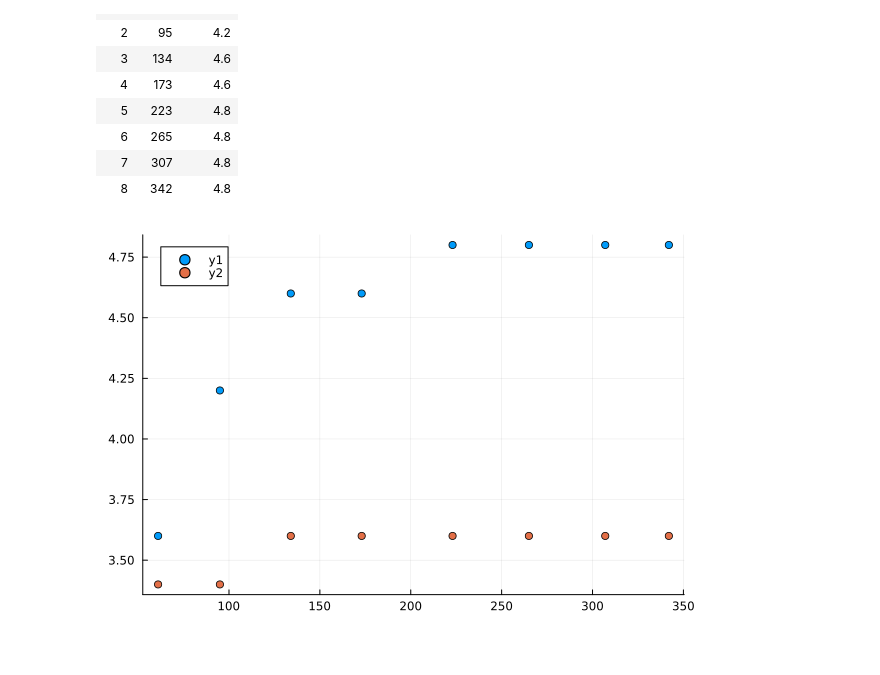
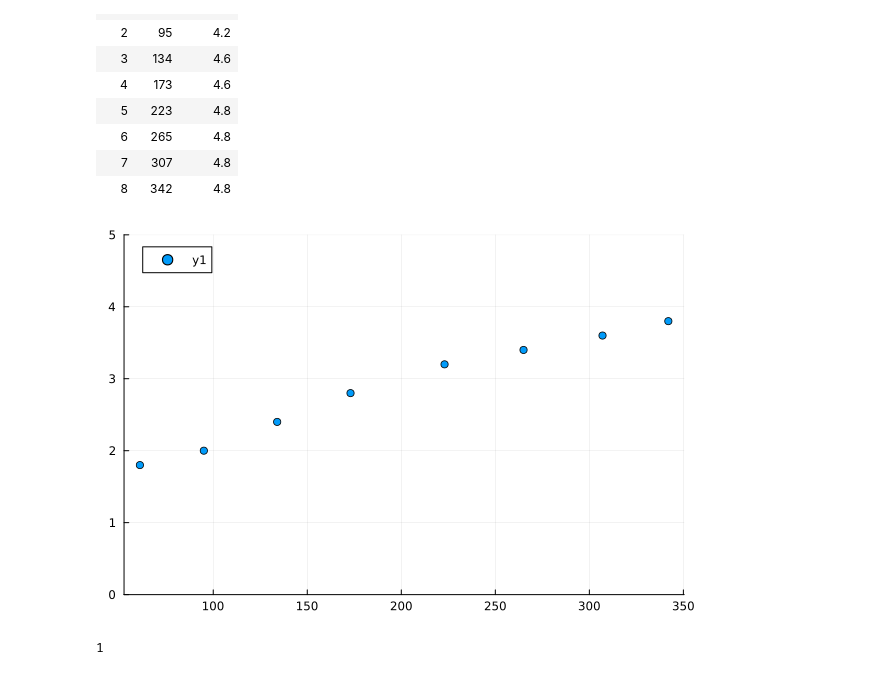
Before and after one commit to LoneWolf1304/PH4103, a Jupyter notebook: Expt2/plots.ipynb, the cells around one changed output. Saved outputs shown, nothing was run; the diff lists cells and outputs as text; code cells hidden in the pictures.

```diff
--- a/Expt2/plots.ipynb
+++ b/Expt2/plots.ipynb
@@ -18,6 +18,7 @@ C = CSV.read("tip-tip.csv", DataFrame)
 | 8 | 342 | 4.8 |
 # %%
 scatter(C[!,1], C[!,2])
-scatter!(A[!,1], A[!,2])
+scatter!(A[!,1], A[!,2], ylim=(2,6))
+scatter(B[!,1], B[!,2], ylim=(0,5))
 # %% [output]
-[figure, old version]
+[figure, new version]
@@ -23,0 +27,9 @@ scatter!(A[!,1], A[!,2])
+# %%
+G0 = 3.04
+alpha = 0.13975
+N = 0.013776
+gx = 100
+gy = 1
+mu = 1
+# %% [output]
+1
```
Also changed, not shown: parts of 4 cells of this notebook, 2 other files.
